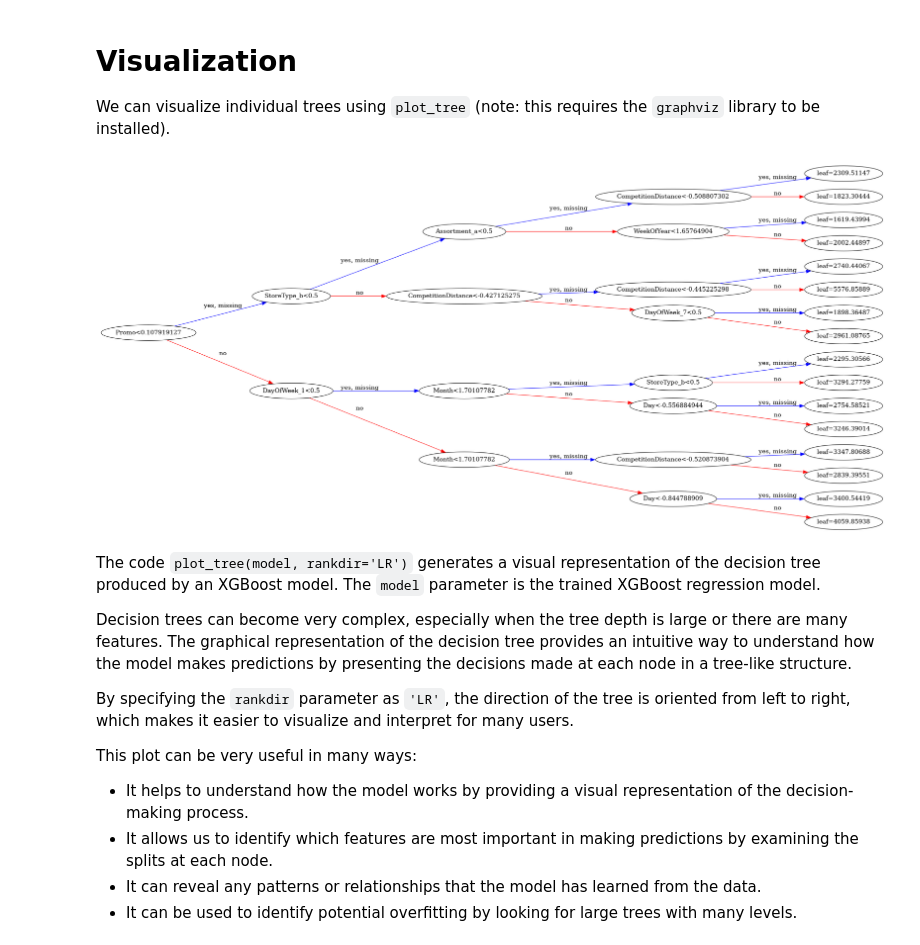
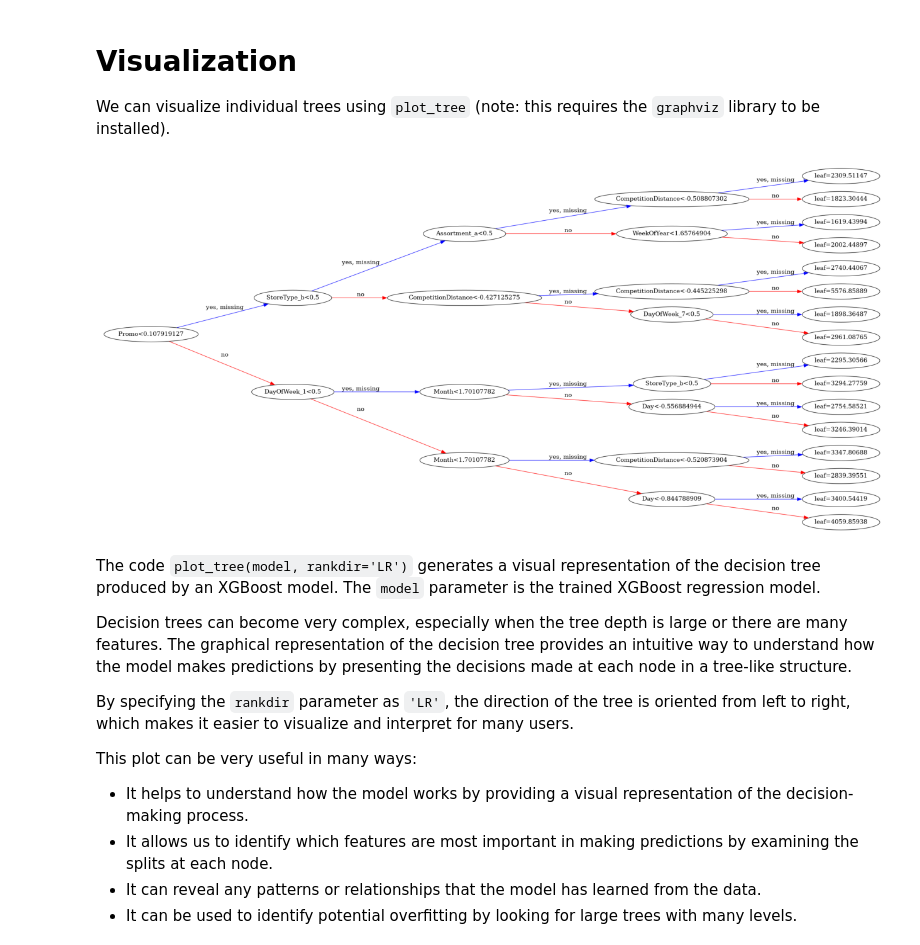
Before and after one commit to sridharstreaks/My-Kaggle-Projects, a Jupyter notebook: gbms-with-xgboost-intution-model-building.ipynb, the cells around one changed output. Drawn from its saved outputs; the diff is of its cells as text; code cells hidden in the pictures.

Commit message:
Kaggle Notebook | GBMs with XGBoost Intution & Model Building | Version 4

```diff
--- a/gbms-with-xgboost-intution-model-building.ipynb
+++ b/gbms-with-xgboost-intution-model-building.ipynb
@@ -817,7 +825,7 @@ Let's one-hot encode categorical columns.
 # %%
 from sklearn.preprocessing import OneHotEncoder
 
-encoder = OneHotEncoder(sparse=False, handle_unknown='ignore').fit(inputs[categorical_cols]) #This will handle missing/NaN values while Encoding values
+encoder = OneHotEncoder(sparse_output=False, handle_unknown='ignore').fit(inputs[categorical_cols]) #This will handle unknown categories as separate one while Encoding values
 # %%
 encoded_cols = list(encoder.get_feature_names_out(categorical_cols))
 encoded_cols
@@ -989,7 +1010,9 @@ from matplotlib.pylab import rcParams
-# %%
-plot_tree(model, rankdir='LR');
-# %% [output]
-[figure, removed]
+# %%
+fig, ax = plt.subplots(figsize=(16, 9))
+plot_tree(model, rankdir='LR',ax=ax)
+plt.show();
+# %% [output]
+[figure, added]
 # %% [markdown]
 The code `plot_tree(model, rankdir='LR')` generates a visual representation of the decision tree produced by an XGBoost model. The `model` parameter is the trained XGBoost regression model.
 
```
Also changed, not shown: parts of 71 cells of this notebook.
